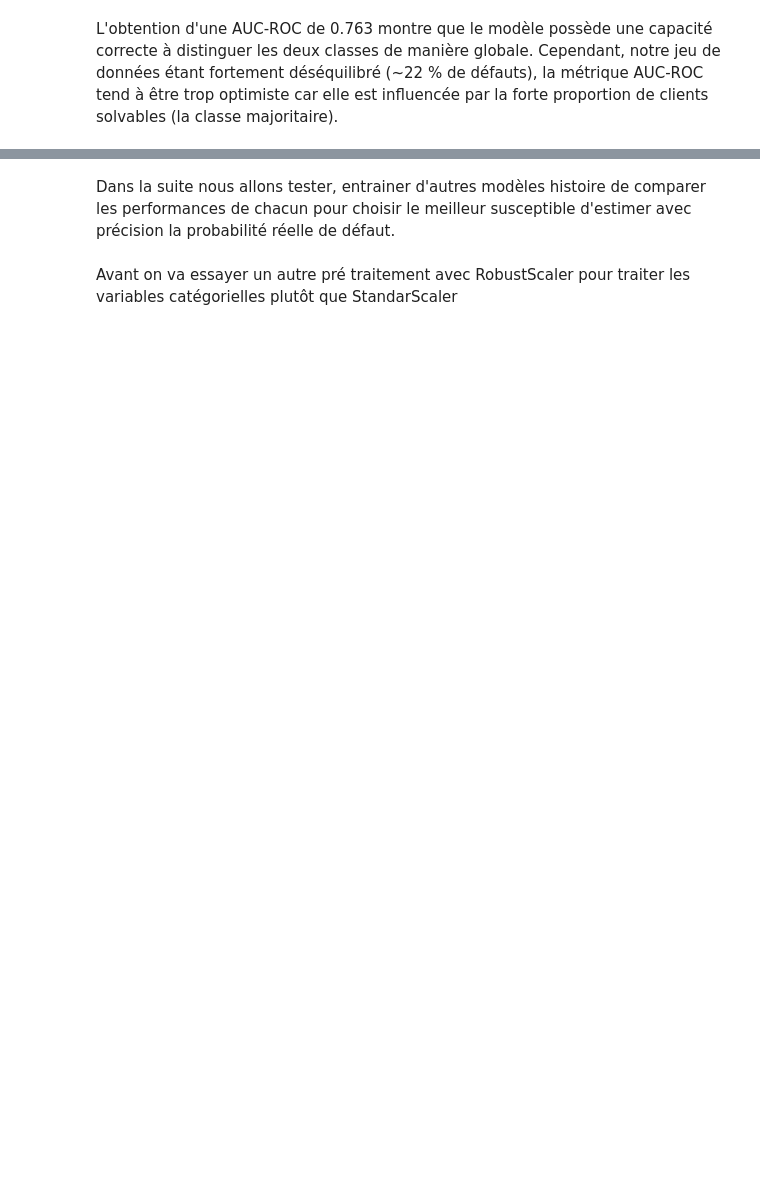
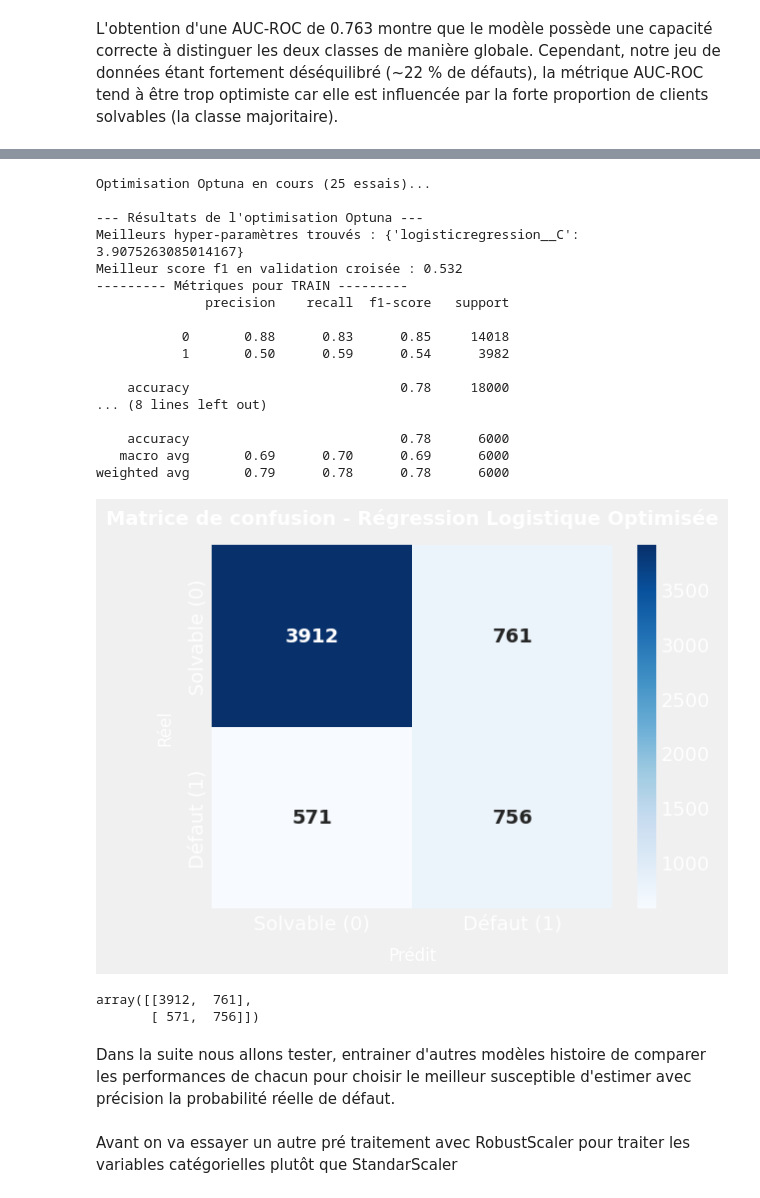
Before and after one commit to NdeyeAminataAida/Projet-AI28, a Jupyter notebook: notebook/project_credit_default.ipynb, the cells around one changed output, grey strips where cells are left out. Drawn from its saved outputs; the diff is of its cells as text; code cells hidden in the pictures; blank space fills up the shorter version.

```diff
--- a/notebook/project_credit_default.ipynb
+++ b/notebook/project_credit_default.ipynb
@@ -289,3 +465,40 @@ L'obtention d'une AUC-ROC de 0.763 montre que le modèle possède une capacité
+# %%
+# Optimisation Optuna du paramètre de régularisation C de la régression logistique.
+# Le préfixe 'logisticregression__' cible l'étape "modèle" de la pipeline.
+best_pipeline_log = ev.optimize_model(
+    build_fn=lambda: md.build_logistic_model(class_weight='balanced'),
+    suggest_fn=lambda trial: {
+        'logisticregression__C': trial.suggest_float(
+            'logisticregression__C', 1e-3, 1e2, log=True),
+    },
+    X_train=X_train, y_train=y_train, X_val=X_val, y_val=y_val,
+    scoring='f1', cv=5, n_trials=25,
+)
+
+# Matrice de confusion du modèle optimisé sur le jeu de validation
+ev.plot_confusion_matrix(best_pipeline_log, X_val, y_val,
+                         title="Matrice de confusion - Régression Logistique Optimisée")
+# %% [output]
+Optimisation Optuna en cours (25 essais)...
+
+--- Résultats de l'optimisation Optuna ---
+Meilleurs hyper-paramètres trouvés : {'logisticregression__C': 3.9075263085014167}
+Meilleur score f1 en validation croisée : 0.532
+--------- Métriques pour TRAIN ---------
+              precision    recall  f1-score   support
+
+           0       0.88      0.83      0.85     14018
+           1       0.50      0.59      0.54      3982
+
+    accuracy                           0.78     18000
+... (8 lines left out)
+
+    accuracy                           0.78      6000
+   macro avg       0.69      0.70      0.69      6000
+weighted avg       0.79      0.78      0.78      6000
+[figure, added]
+array([[3912,  761],
+       [ 571,  756]])
 # %% [markdown]
 Dans la suite nous allons tester, entrainer d'autres modèles histoire de comparer les performances de chacun pour choisir le meilleur susceptible d'estimer avec précision la probabilité réelle de défaut.
 # %% [markdown]
```
Also changed, not shown: parts of 51 cells of this notebook.
